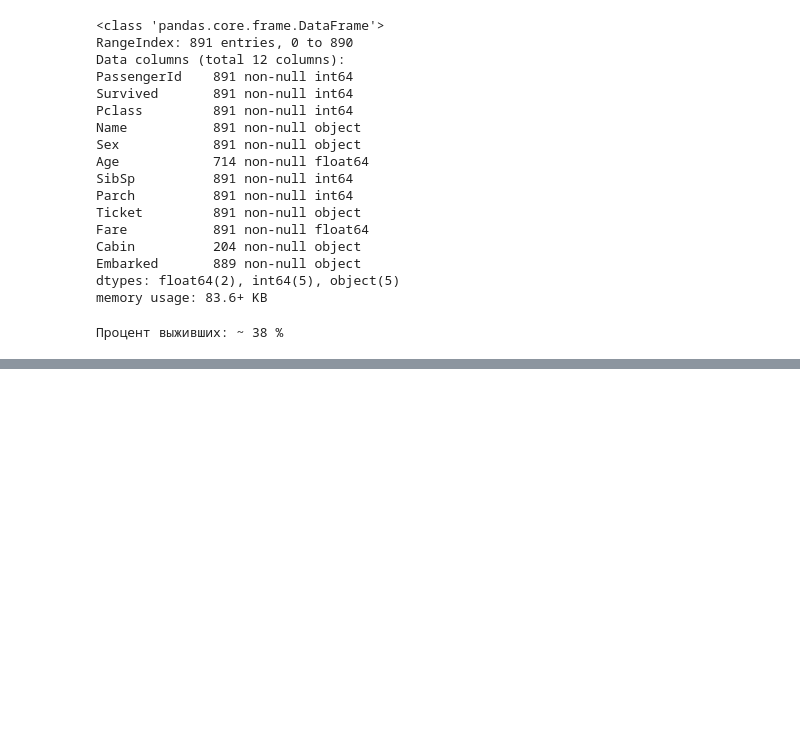
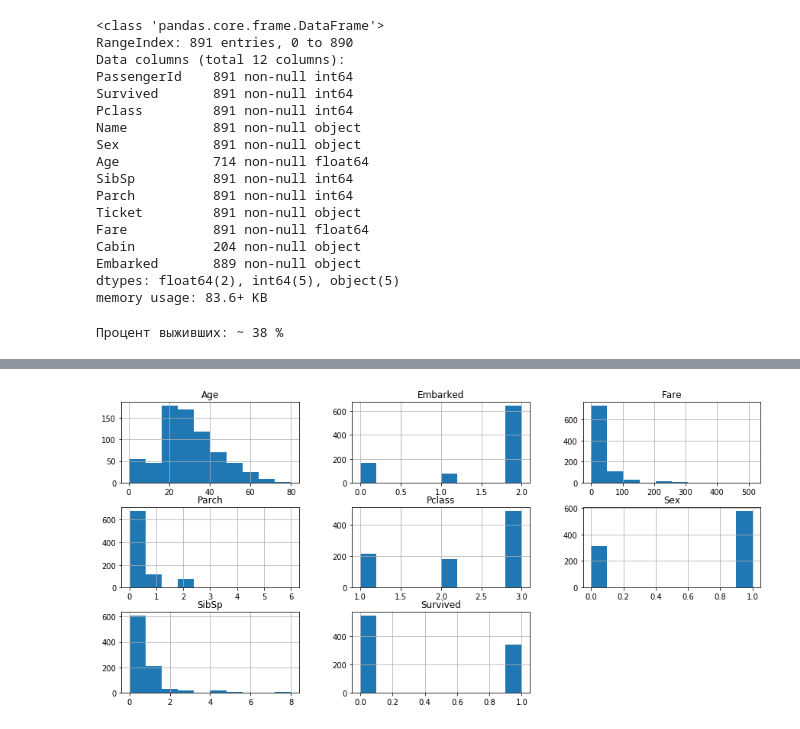
Before and after one commit to pyro-bot/AI_1, a Jupyter notebook: лабы_решения/1161_1/Западнов/Lab3.ipynb, the cells around one changed output, grey strips where cells are left out. Drawn from its saved outputs; the diff is of its cells as text; code cells hidden in the pictures; blank space fills up the shorter version.

```diff
--- a/лабы_решения/1161_1/Западнов/Lab3.ipynb
+++ b/лабы_решения/1161_1/Западнов/Lab3.ipynb
@@ -67,0 +141,6 @@ sns.heatmap(matrix, annot=True)
+# %%
+usefullcolumns = list( set(df.columns)-set(['Name', 'Ticket', 'Cabin', 'PassengerId']) )
+# sns.pairplot( usefullcolumns ) , hue='Sex');
+df[usefullcolumns].hist(figsize=(15,7));
+# %% [output]
+[figure, added]
```
Also changed, not shown: parts of 12 cells of this notebook.
